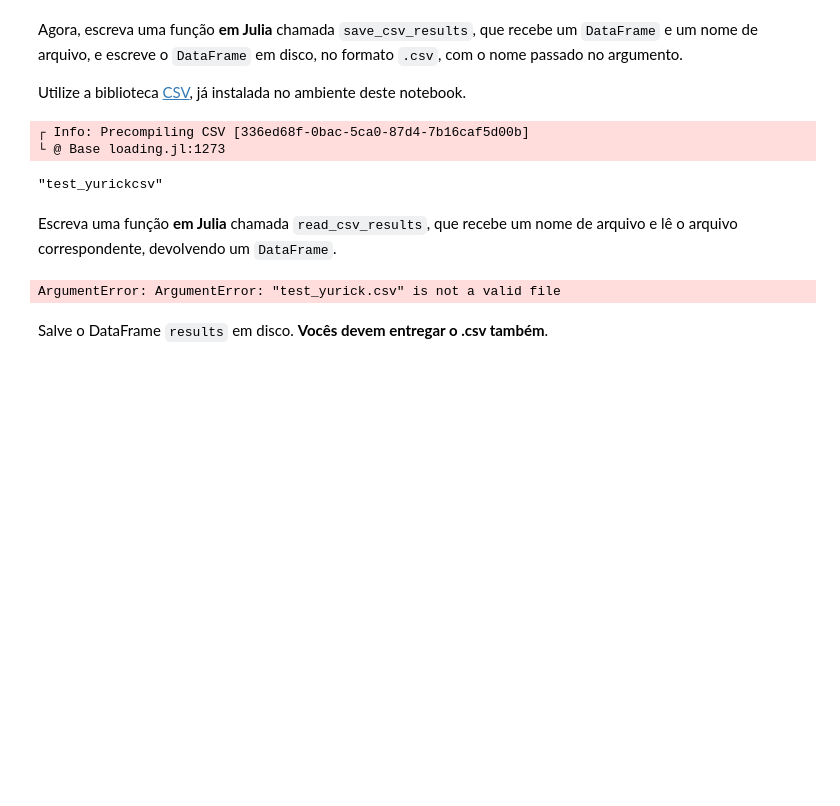
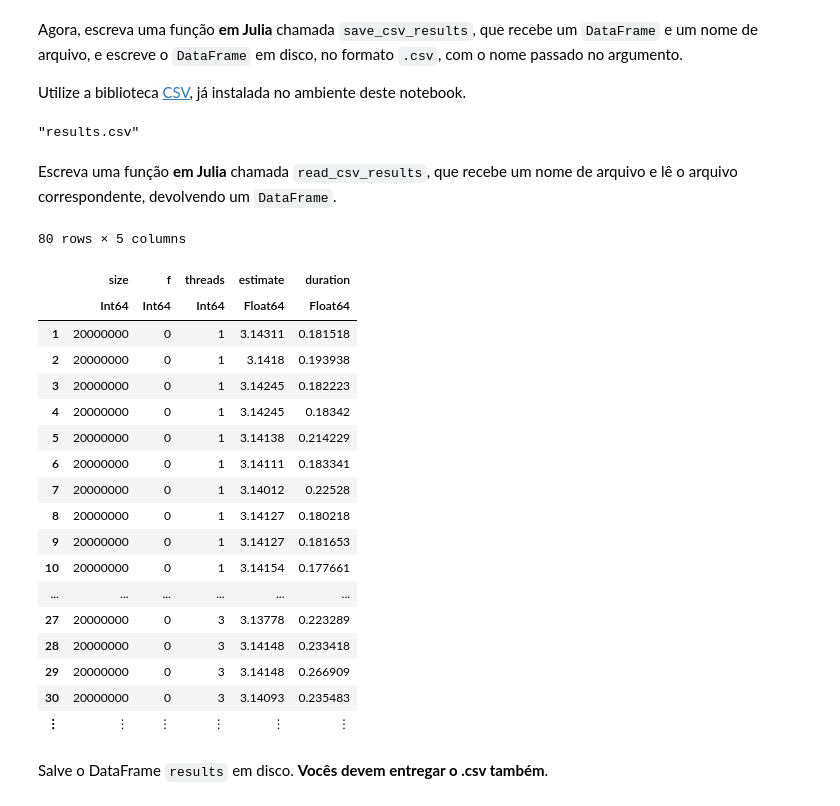
Before and after one commit to yurickyh/MAC0219, a Jupyter notebook: miniEP3/miniEP3.ipynb, the cells around one changed output. Drawn from its saved outputs; the diff is of its cells as text; code cells hidden in the pictures; blank space fills up the shorter version.

Commit message:
Define the file which results will be saved.
Signed-off-by: yurickyh <yurickyussuke@hotmail.com>

```diff
--- a/miniEP3/miniEP3.ipynb
+++ b/miniEP3/miniEP3.ipynb
@@ -409,27 +415,43 @@ Utilize a biblioteca [CSV](https://juliadata.github.io/CSV.jl/stable/), já inst
 using CSV
 
 function save_csv_results(results, filename)
-    filename = filename * "csv"
+    filename = filename * ".csv"
     CSV.write(filename, results)
 end
 
-save_csv_results(results, "test_yurick")
+save_csv_results(results, "results")
 # %% [output]
-┌ Info: Precompiling CSV [336ed68f-0bac-5ca0-87d4-7b16caf5d00b]
-└ @ Base loading.jl:1273
+"results.csv"
-"test_yurickcsv"
 # %% [markdown]
 Escreva uma função **em Julia** chamada `read_csv_results`, que recebe um nome de arquivo e lê o arquivo correspondente, devolvendo um `DataFrame`.
 # %%
 using CSV
 
 function read_csv_results(filename)
     return CSV.read(filename)
 end
 
-read_csv_results("test_yurick.csv")
+read_csv_results("results.csv")
 # %% [output]
-ArgumentError: ArgumentError: "test_yurick.csv" is not a valid file
+80 rows × 5 columns
+|  | size | f | threads | estimate | duration |
+|  | Int64 | Int64 | Int64 | Float64 | Float64 |
+| 1 | 20000000 | 0 | 1 | 3.14311 | 0.181518 |
+| 2 | 20000000 | 0 | 1 | 3.1418 | 0.193938 |
+| 3 | 20000000 | 0 | 1 | 3.14245 | 0.182223 |
+| 4 | 20000000 | 0 | 1 | 3.14245 | 0.18342 |
+| 5 | 20000000 | 0 | 1 | 3.14138 | 0.214229 |
+| 6 | 20000000 | 0 | 1 | 3.14111 | 0.183341 |
+| 7 | 20000000 | 0 | 1 | 3.14012 | 0.22528 |
+| 8 | 20000000 | 0 | 1 | 3.14127 | 0.180218 |
+| 9 | 20000000 | 0 | 1 | 3.14127 | 0.181653 |
+| 10 | 20000000 | 0 | 1 | 3.14154 | 0.177661 |
+| ... | ... | ... | ... | ... | ... |
+| 27 | 20000000 | 0 | 3 | 3.13778 | 0.223289 |
+| 28 | 20000000 | 0 | 3 | 3.14148 | 0.233418 |
+| 29 | 20000000 | 0 | 3 | 3.14148 | 0.266909 |
+| 30 | 20000000 | 0 | 3 | 3.14093 | 0.235483 |
+| ⋮ | ⋮ | ⋮ | ⋮ | ⋮ | ⋮ |
 # %% [markdown]
 Salve o DataFrame `results` em disco. **Vocês devem entregar o .csv também**.
 # %% [markdown]
```
Also changed, not shown: parts of 8 cells of this notebook, 1 other file.
